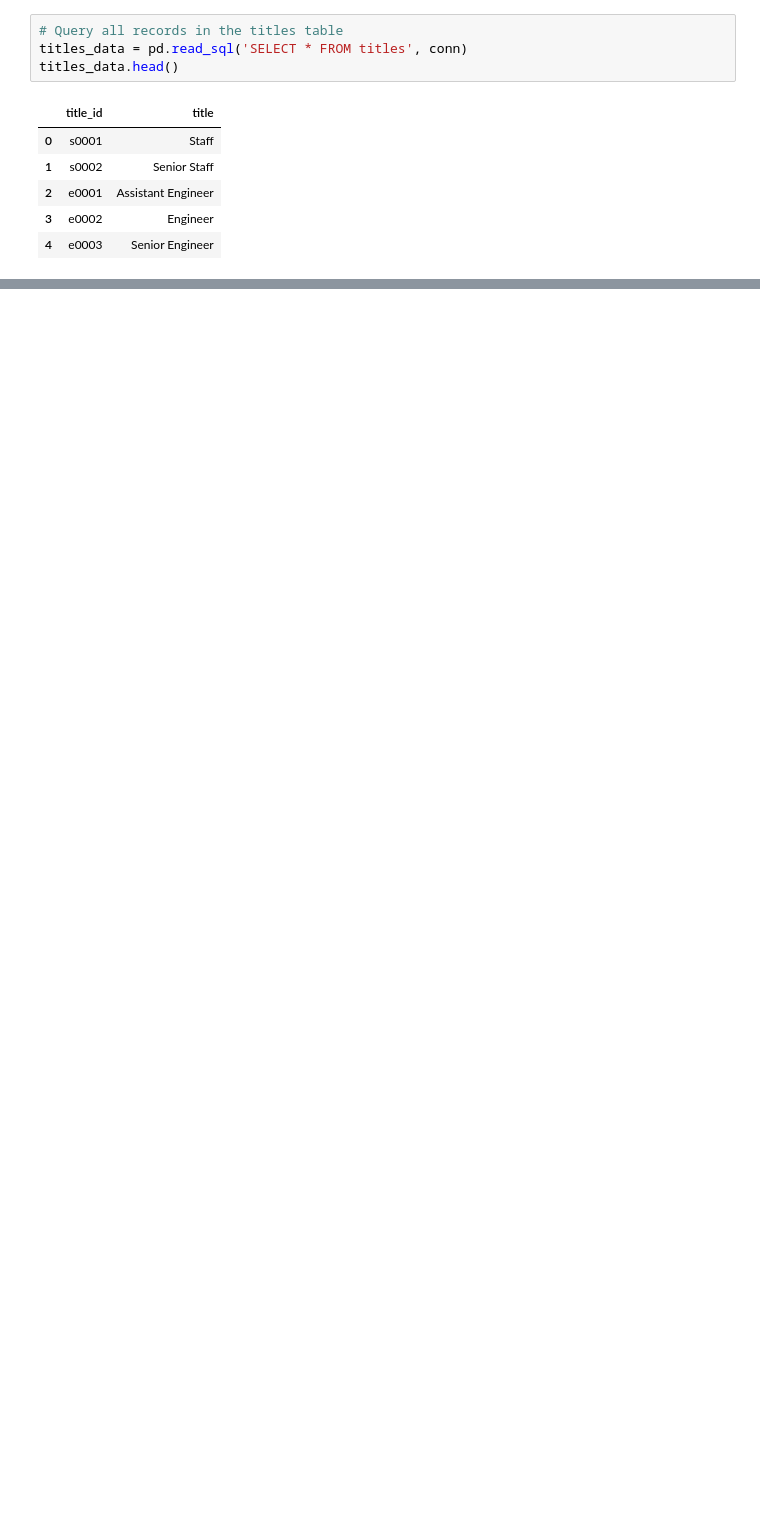
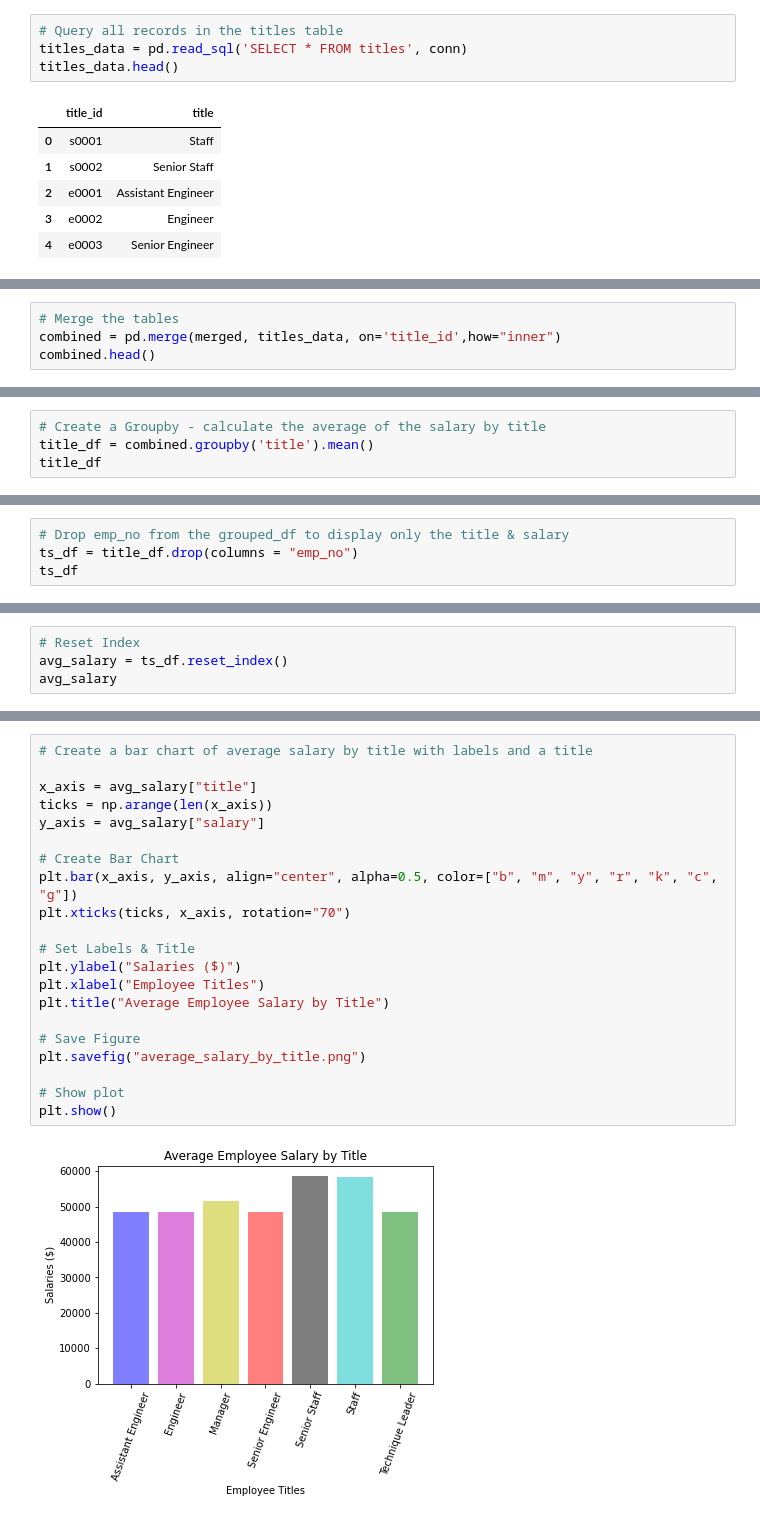
Before and after one commit to LisaHarrison08/SQL-Employee-Database, a Jupyter notebook: EmployeeSQL/employee.ipynb, the cells around one changed output, grey strips where cells are left out. Drawn from its saved outputs; the diff is of its cells as text; blank space fills up the shorter version.

Commit message:
completed average salary by title graph

```diff
--- a/EmployeeSQL/employee.ipynb
+++ b/EmployeeSQL/employee.ipynb
@@ -55,0 +82,4 @@ titles_data.head()
+# %%
+# Merge the tables
+combined = pd.merge(merged, titles_data, on='title_id',how="inner")
+combined.head()
@@ -55,0 +103,4 @@ titles_data.head()
+# %%
+# Create a Groupby - calculate the average of the salary by title
+title_df = combined.groupby('title').mean()
+title_df
@@ -55,0 +117,4 @@ titles_data.head()
+# %%
+# Drop emp_no from the grouped_df to display only the title & salary
+ts_df = title_df.drop(columns = "emp_no")
+ts_df
@@ -55,0 +131,4 @@ titles_data.head()
+# %%
+# Reset Index
+avg_salary = ts_df.reset_index()
+avg_salary
@@ -55,0 +144,23 @@ titles_data.head()
+# %%
+# Create a bar chart of average salary by title with labels and a title
+
+x_axis = avg_salary["title"]
+ticks = np.arange(len(x_axis))
+y_axis = avg_salary["salary"]
+
+# Create Bar Chart
+plt.bar(x_axis, y_axis, align="center", alpha=0.5, color=["b", "m", "y", "r", "k", "c", "g"])
+plt.xticks(ticks, x_axis, rotation="70")
+
+# Set Labels & Title
+plt.ylabel("Salaries ($)")
+plt.xlabel("Employee Titles")
+plt.title("Average Employee Salary by Title")
+
+# Save Figure
+plt.savefig("average_salary_by_title.png")
+
+# Show plot
+plt.show()
+# %% [output]
+[figure, added]
```
Also changed, not shown: parts of 12 cells of this notebook, 1 other file.
